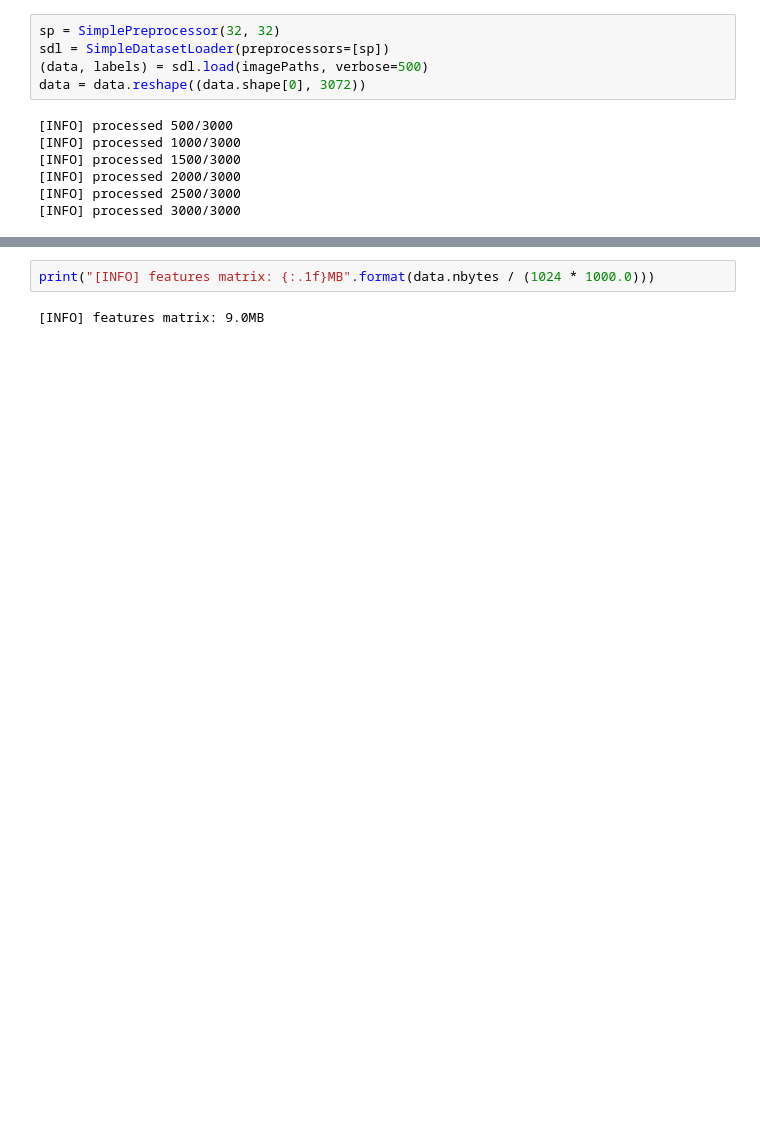
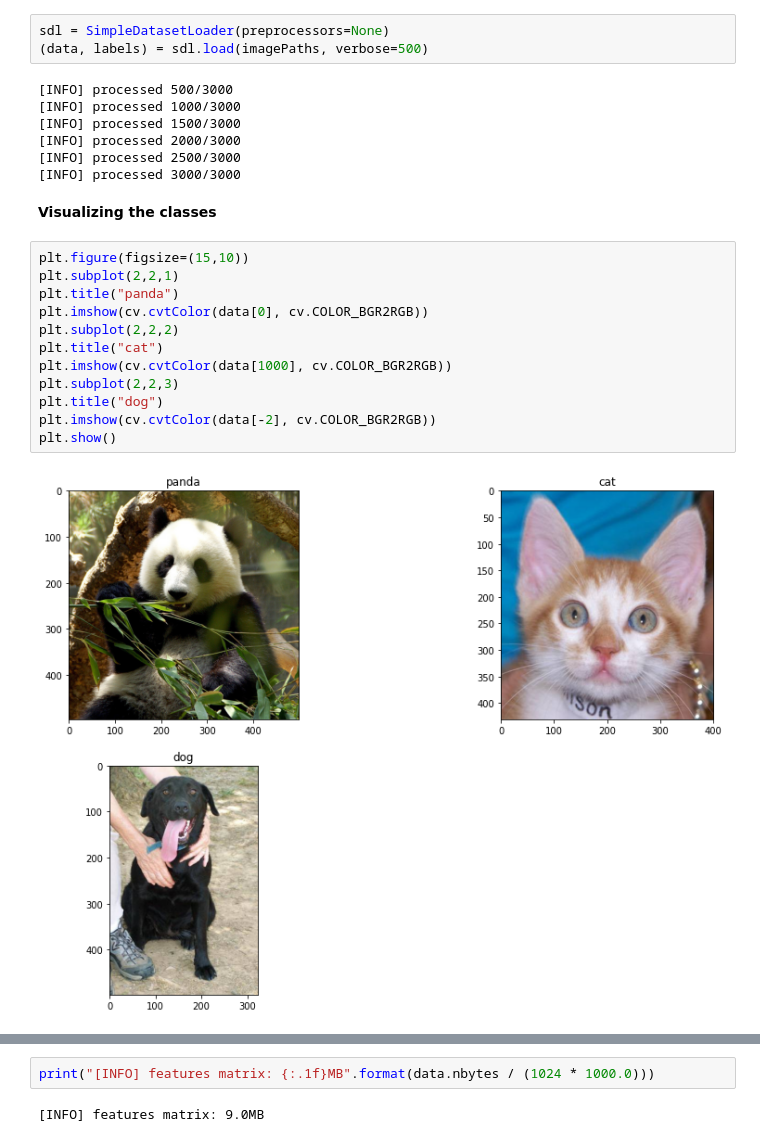
Before and after one commit to IgorMeloS/Computer-Vision-Training, a Jupyter notebook: ComputerVision Module/Pratical Examples/1 - Simple Image Classifier/simple_image_classifier.ipynb, the cells around one changed output, grey strips where cells are left out. Drawn from its saved outputs; the diff is of its cells as text; blank space fills up the shorter version.

```diff
--- a/ComputerVision Module/Pratical Examples/1 - Simple Image Classifier/simple_image_classifier.ipynb
+++ b/ComputerVision Module/Pratical Examples/1 - Simple Image Classifier/simple_image_classifier.ipynb
@@ -16,8 +31,6 @@ imagePaths = list(paths.list_images(dataset))
 # %%
-sp = SimplePreprocessor(32, 32)
-sdl = SimpleDatasetLoader(preprocessors=[sp])
+sdl = SimpleDatasetLoader(preprocessors=None)
 (data, labels) = sdl.load(imagePaths, verbose=500)
-data = data.reshape((data.shape[0], 3072))
 # %% [output]
 [INFO] processed 500/3000
 [INFO] processed 1000/3000
@@ -25,3 +38,19 @@ data = data.reshape((data.shape[0], 3072))
 [INFO] processed 2000/3000
 [INFO] processed 2500/3000
 [INFO] processed 3000/3000
+# %% [markdown]
+**Visualizing the classes**
+# %%
+plt.figure(figsize=(15,10))
+plt.subplot(2,2,1)
+plt.title("panda")
+plt.imshow(cv.cvtColor(data[0], cv.COLOR_BGR2RGB))
+plt.subplot(2,2,2)
+plt.title("cat")
+plt.imshow(cv.cvtColor(data[1000], cv.COLOR_BGR2RGB))
+plt.subplot(2,2,3)
+plt.title("dog")
+plt.imshow(cv.cvtColor(data[-2], cv.COLOR_BGR2RGB))
+plt.show()
+# %% [output]
+[figure, added]
```
Also changed, not shown: parts of 18 cells of this notebook, 1 other file.
